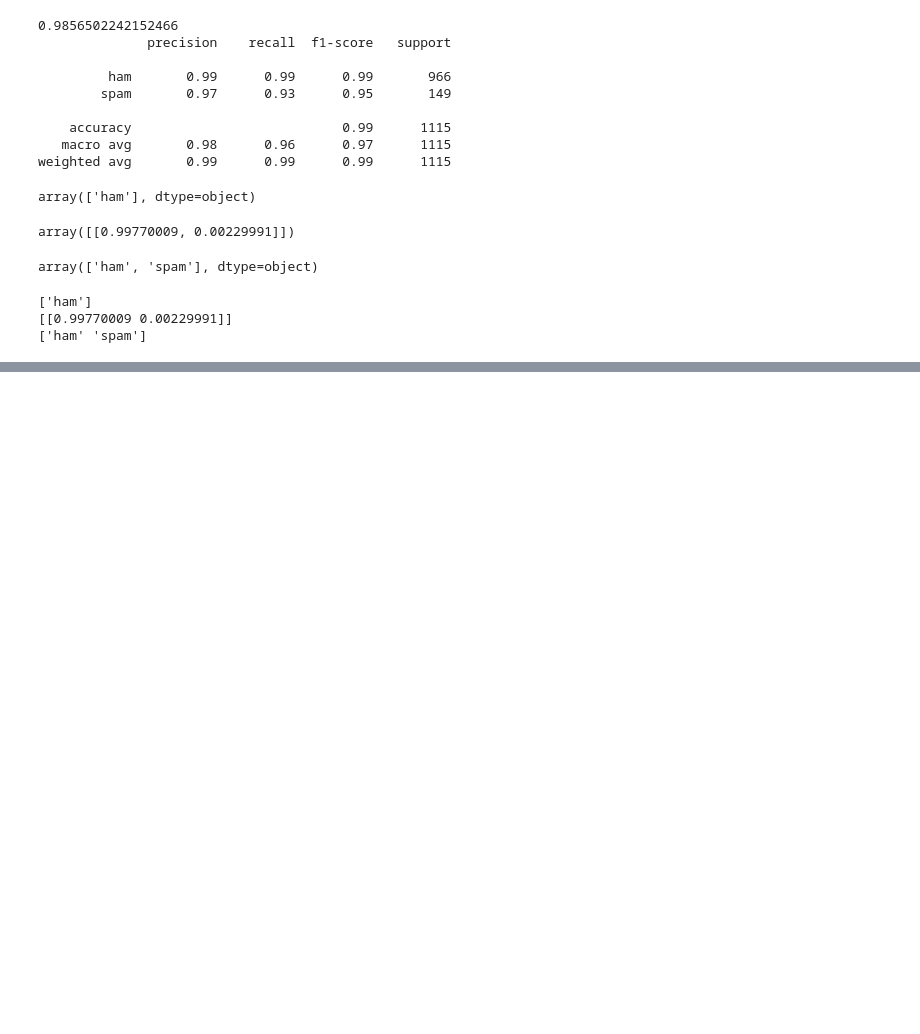
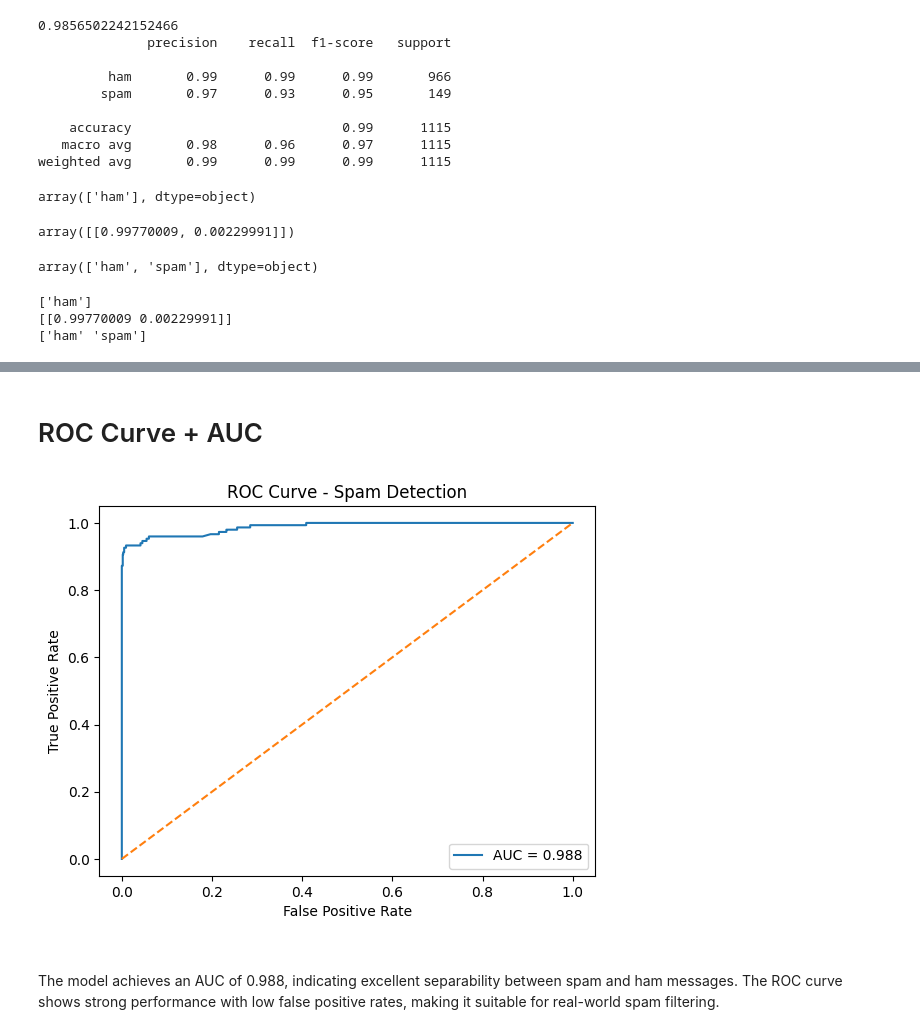
Before and after one commit to Moein1239/Spam-Email-Detection-Classification, a Jupyter notebook: notebooks/01_eda.ipynb, the cells around one changed output, grey strips where cells are left out. Drawn from its saved outputs; the diff is of its cells as text; code cells hidden in the pictures; blank space fills up the shorter version.

```diff
--- a/notebooks/01_eda.ipynb
+++ b/notebooks/01_eda.ipynb
@@ -196,0 +210,24 @@ print(model.classes_)
+# %% [markdown]
+# ROC Curve + AUC
+# %%
+from sklearn.metrics import roc_curve, auc
+import matplotlib.pyplot as plt
+
+
+y_proba = best_model.predict_proba(X_test)[:, 1]
+
+fpr, tpr, thresholds = roc_curve(y_test, y_proba, pos_label='spam')
+roc_auc = auc(fpr, tpr)
+
+plt.plot(fpr, tpr, label=f"AUC = {roc_auc:.3f}")
+plt.plot([0, 1], [0, 1], linestyle='--')
+plt.xlabel("False Positive Rate")
+plt.ylabel("True Positive Rate")
+plt.title("ROC Curve - Spam Detection")
+plt.legend()
+plt.show()
+# %% [output]
+[figure, added]
+# %% [markdown]
+##
+The model achieves an AUC of 0.988, indicating excellent separability between spam and ham messages. The ROC curve shows strong performance with low false positive rates, making it suitable for real-world spam filtering.
```
Also changed, not shown: parts of 2 cells of this notebook.
